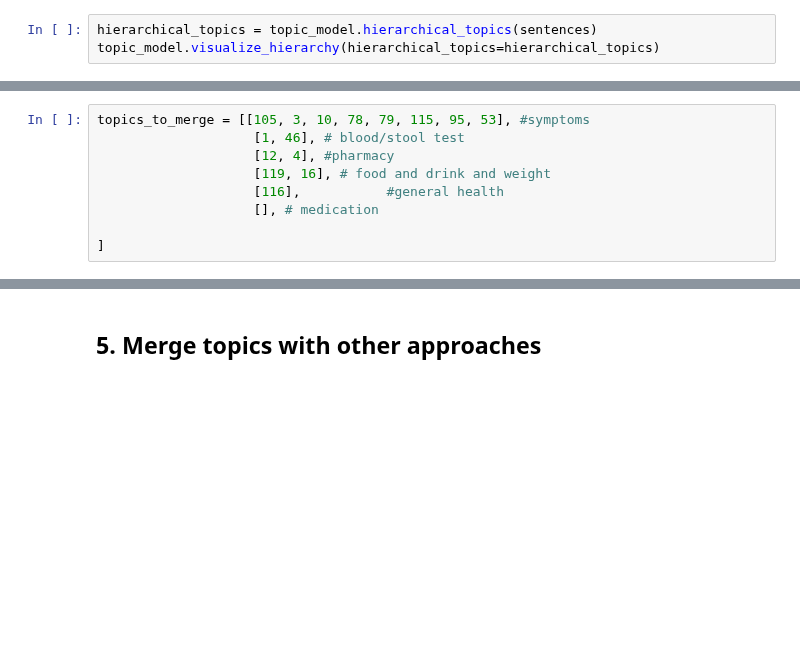
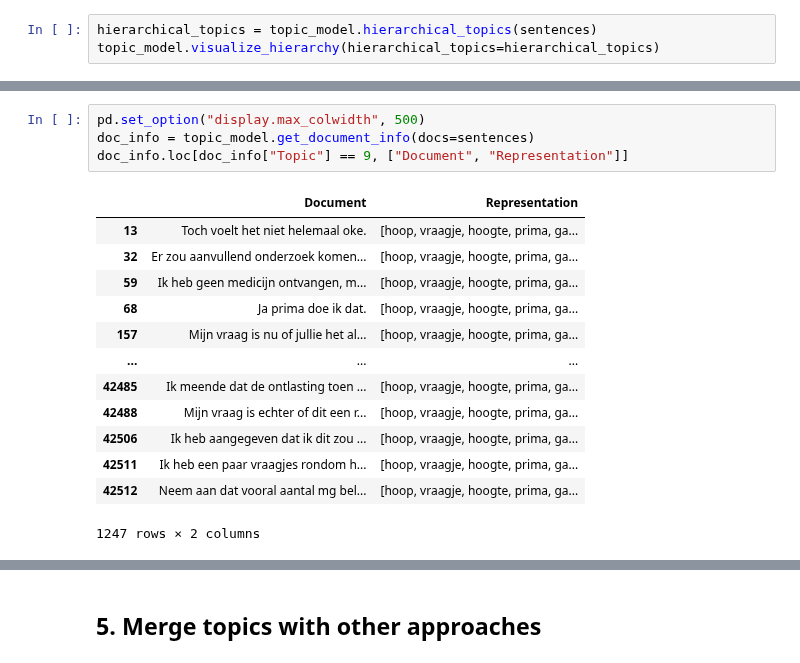
Before and after one commit to MaastrichtU-CDS/MyIBDcoachNLP, a Jupyter notebook: notebooks/analysis_of_sentences/bertje_ECCO.ipynb, the cells around one changed output, grey strips where cells are left out. Cells and saved outputs as stored; diff of their text form; blank space fills up the shorter version.

Commit message:
Merged topics again

```diff
--- a/notebooks/analysis_of_sentences/bertje_ECCO.ipynb
+++ b/notebooks/analysis_of_sentences/bertje_ECCO.ipynb
@@ -273,9 +252,18 @@ doc_info[doc_info["Topic"] == 119].sample(5)
-# %%
-topics_to_merge = [[105, 3, 10, 78, 79, 115, 95, 53], #symptoms
-                    [1, 46], # blood/stool test
-                    [12, 4], #pharmacy
-                    [119, 16], # food and drink and weight
-                    [116],           #general health
-                    [], # medication
-
-]
+# %%
+pd.set_option("display.max_colwidth", 500)
+doc_info = topic_model.get_document_info(docs=sentences)
+doc_info.loc[doc_info["Topic"] == 9, ["Document", "Representation"]]
+# %% [output]
+|  | Document | Representation |
+| 13 | Toch voelt het niet helemaal oke. | [hoop, vraagje, hoogte, prima, ga... |
+| 32 | Er zou aanvullend onderzoek komen... | [hoop, vraagje, hoogte, prima, ga... |
+| 59 | Ik heb geen medicijn ontvangen, m... | [hoop, vraagje, hoogte, prima, ga... |
+| 68 | Ja prima doe ik dat. | [hoop, vraagje, hoogte, prima, ga... |
+| 157 | Mijn vraag is nu of jullie het al... | [hoop, vraagje, hoogte, prima, ga... |
+| ... | ... | ... |
+| 42485 | Ik meende dat de ontlasting toen ... | [hoop, vraagje, hoogte, prima, ga... |
+| 42488 | Mijn vraag is echter of dit een r... | [hoop, vraagje, hoogte, prima, ga... |
+| 42506 | Ik heb aangegeven dat ik dit zou ... | [hoop, vraagje, hoogte, prima, ga... |
+| 42511 | Ik heb een paar vraagjes rondom h... | [hoop, vraagje, hoogte, prima, ga... |
+| 42512 | Neem aan dat vooral aantal mg bel... | [hoop, vraagje, hoogte, prima, ga... |
+1247 rows × 2 columns
```
Also changed, not shown: parts of 4 cells of this notebook.
